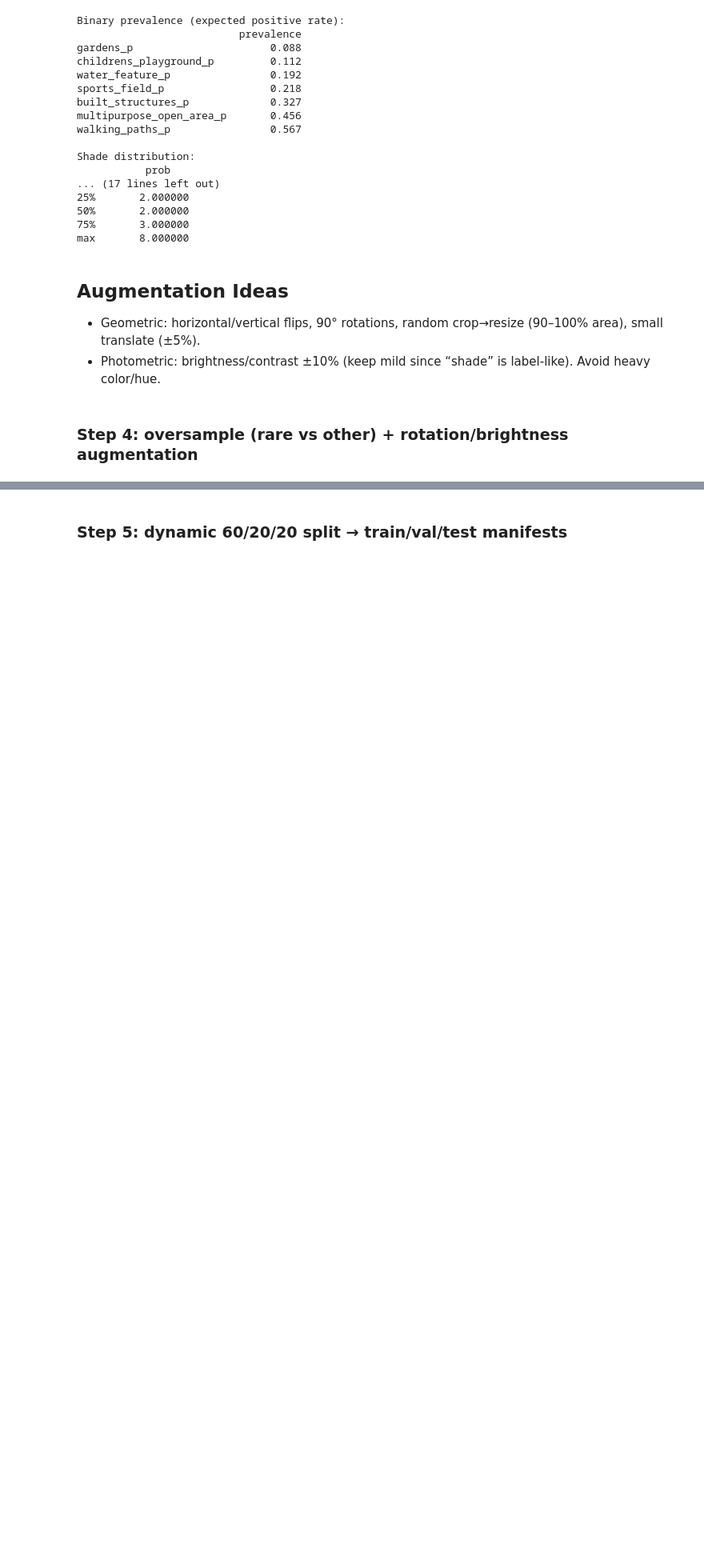
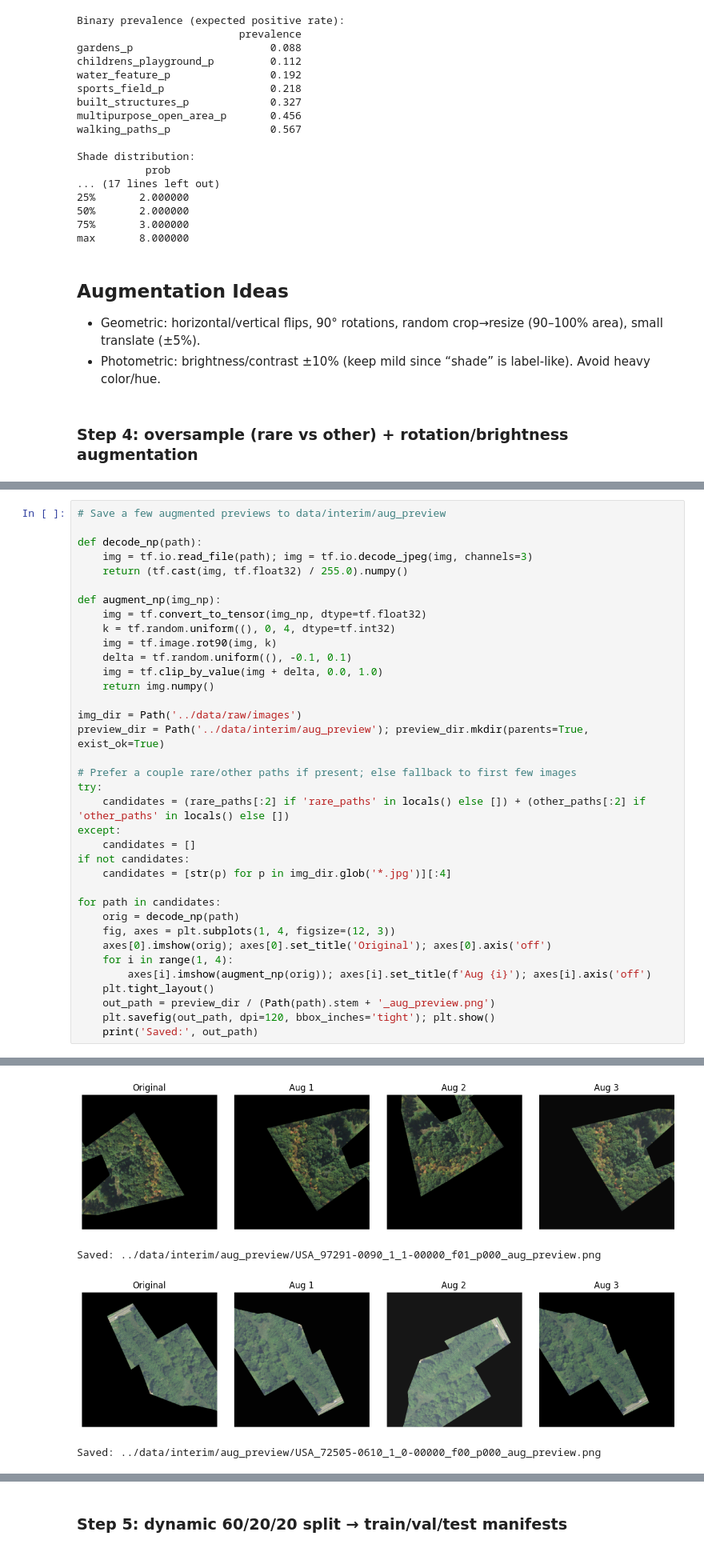
Before and after one commit to JunchenX0809/GreenSpace_CNN, a Jupyter notebook: notebooks/02_data_preprocessing.ipynb, the cells around one changed output, grey strips where cells are left out. Shown at 80% size. Drawn from its saved outputs; the diff is of its cells as text; blank space fills up the shorter version.

```diff
--- a/notebooks/02_data_preprocessing.ipynb
+++ b/notebooks/02_data_preprocessing.ipynb
@@ -264,0 +315,37 @@ Oversampled + augmented stream ready (weights=[0.5, 0.5]).
+# %%
+# Save a few augmented previews to data/interim/aug_preview
+
+def decode_np(path):
+    img = tf.io.read_file(path); img = tf.io.decode_jpeg(img, channels=3)
+    return (tf.cast(img, tf.float32) / 255.0).numpy()
+
+def augment_np(img_np):
+    img = tf.convert_to_tensor(img_np, dtype=tf.float32)
+    k = tf.random.uniform((), 0, 4, dtype=tf.int32)
+    img = tf.image.rot90(img, k)
+    delta = tf.random.uniform((), -0.1, 0.1)
+    img = tf.clip_by_value(img + delta, 0.0, 1.0)
+    return img.numpy()
+
+img_dir = Path('../data/raw/images')
+preview_dir = Path('../data/interim/aug_preview'); preview_dir.mkdir(parents=True, exist_ok=True)
+
+# Prefer a couple rare/other paths if present; else fallback to first few images
+try:
+    candidates = (rare_paths[:2] if 'rare_paths' in locals() else []) + (other_paths[:2] if 'other_paths' in locals() else [])
+except:
+    candidates = []
+if not candidates:
+    candidates = [str(p) for p in img_dir.glob('*.jpg')][:4]
+
+for path in candidates:
+    orig = decode_np(path)
+    fig, axes = plt.subplots(1, 4, figsize=(12, 3))
+    axes[0].imshow(orig); axes[0].set_title('Original'); axes[0].axis('off')
+    for i in range(1, 4):
+        axes[i].imshow(augment_np(orig)); axes[i].set_title(f'Aug {i}'); axes[i].axis('off')
+    plt.tight_layout()
+    out_path = preview_dir / (Path(path).stem + '_aug_preview.png')
+    plt.savefig(out_path, dpi=120, bbox_inches='tight'); plt.show()
+    print('Saved:', out_path)
+# %% [output]
@@ -264,0 +357,4 @@ Oversampled + augmented stream ready (weights=[0.5, 0.5]).
+[figure, added]
+Saved: ../data/interim/aug_preview/USA_97291-0090_1_1-00000_f01_p000_aug_preview.png
+[figure, added]
+Saved: ../data/interim/aug_preview/USA_72505-0610_1_0-00000_f00_p000_aug_preview.png
```
Also changed, not shown: parts of 8 cells of this notebook, 1 other file.
